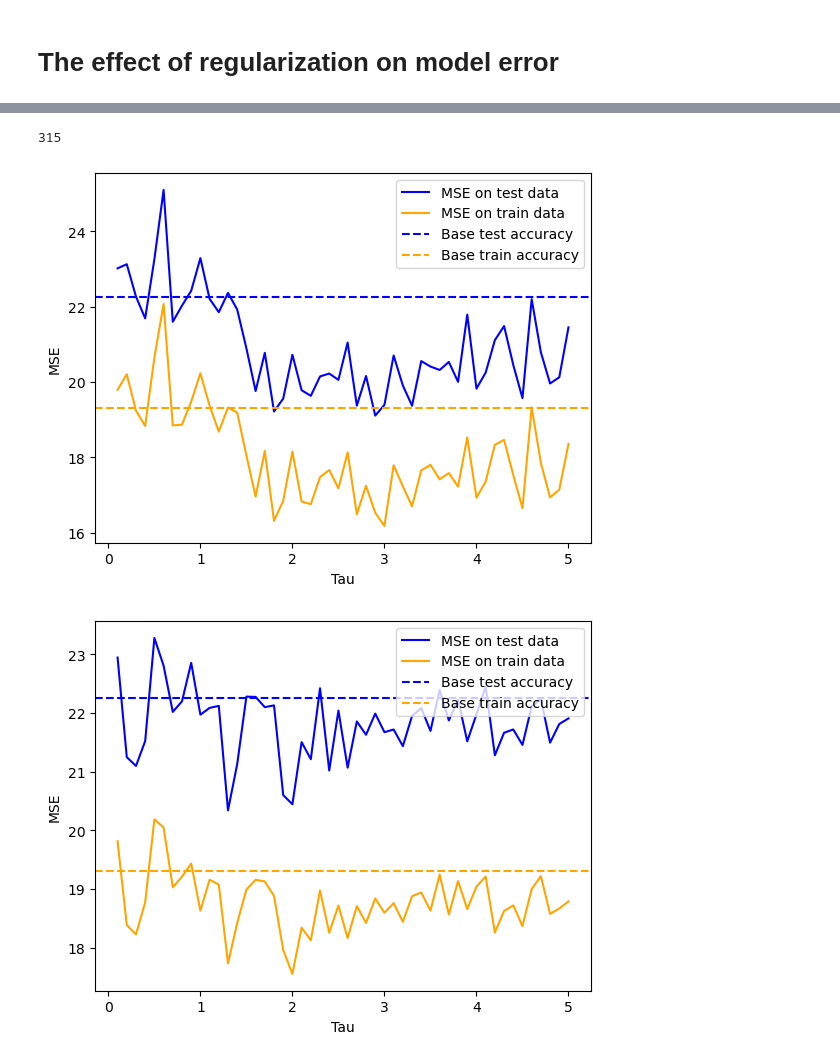
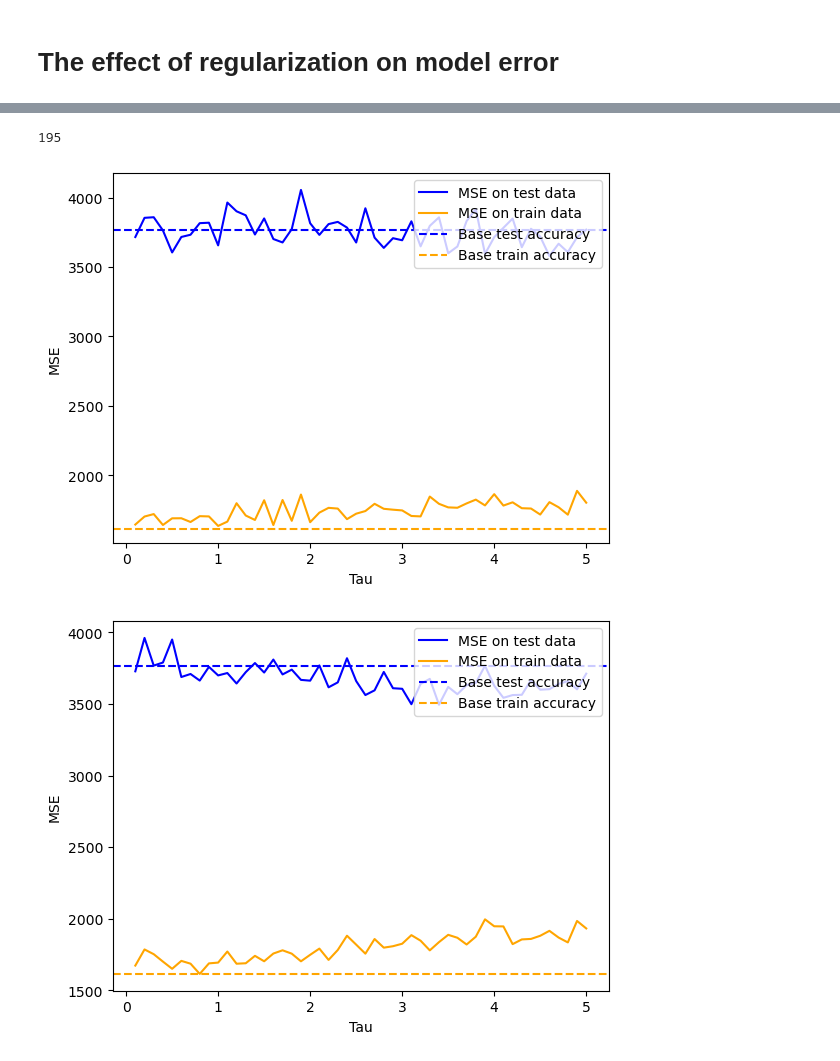
Before and after one commit to vinogradowvw/regularization-pnn-grnn, a Jupyter notebook: Evaluation.ipynb, the cells around one changed output, grey strips where cells are left out. Cells and saved outputs as stored; diff of their text form; code cells hidden in the pictures.

```diff
--- a/Evaluation.ipynb
+++ b/Evaluation.ipynb
@@ -566,11 +454,10 @@ plt.show()
 # %%
-# Stock portfolio performance
-stock_portfolio_performance = fetch_ucirepo(id=390)
+data = load_diabetes()
 
-X = stock_portfolio_performance.data.features.iloc[:, :-6].values
-y = stock_portfolio_performance.data.targets['Excess Return'].apply(lambda x: float(x[:-1])).to_numpy()
+X = data['data']
+y = data['target']
 
-print(len(X))
+print(len(X_train))
 # %% [output]
-315
+195
 # %%
@@ -619,56 +499,46 @@ for tau in tau_range:
         })
 # %%
-scores_base_train = []
-scores_base_test = []
+model = GRNN(sigma=sigma, kernel='gaussian')
 
-for i, (train_index, test_index) in enumerate(kf.split(X, y)):
-    X_train, y_train = X[train_index], y[train_index]
-    X_test, y_test = X[test_index], y[test_index]
+model.fit(X_train_scaled, y_train)
 
-    scaler_X = StandardScaler()
-    X_train_scaled = scaler_X.fit_transform(X_train)
-    X_test_scaled = scaler_X.transform(X_test)
+model.fit(X_train_scaled, y_train_scaled)
 
-    scaler_y = StandardScaler()
-    y_train_scaled = scaler_y.fit_transform(y_train.reshape(-1, 1)).ravel()
+kf = KFold(n_splits=4)
 
-    model = GRNN(sigma=sigma, kernel='gaussian')
+preds_test_scaled = [model.predict([x_test]) for x_test in X_test_scaled]
+preds_test = scaler_y.inverse_transform(np.array(preds_test_scaled).reshape(-1, 1)).ravel()
+preds_train_scaled = [model.predict([x_train]) for x_train in X_train_scaled]
+preds_train = scaler_y.inverse_transform(np.array(preds_train_scaled).reshape(-1, 1)).ravel()
 
-    model.fit(X_train_scaled, y_train)
-
-    preds_test_scaled = [model.predict([x_test]) for x_test in X_test_scaled]
-    preds_test = scaler_y.inverse_transform(np.array(preds_test_scaled).reshape(-1, 1)).ravel()
-    preds_train_scaled = [model.predict([x_train]) for x_train in X_train_scaled]
-    preds_train = scaler_y.inverse_transform(np.array(preds_train_scaled).reshape(-1, 1)).ravel()
-
-    scores_base_test.append(mean_squared_error(y_true=y_test, y_pred=preds_test))
-    scores_base_train.append(mean_squared_error(y_true=y_train, y_pred=preds_train))
+mse_base_test = mean_squared_error(y_true=y_test, y_pred=preds_test)
+mse_base_train = mean_squared_error(y_true=y_train, y_pred=preds_train)
 # %%
 errors_df = pd.DataFrame(errors)
 l1_errors = errors_df[errors_df['Regularization'] == 'l1']
 l2_errors = errors_df[errors_df['Regularization'] == 'l2']
 
 plt.plot(l1_errors['Tau'], l1_errors['MSE Test'], label='MSE on test data', color='blue')
 plt.plot(l1_errors['Tau'], l1_errors['MSE Train'], label='MSE on train data', color='orange')
 
-plt.axhline(np.mean(scores_base_test), linestyle='--', color='blue', label='Base test accuracy')
-plt.axhline(np.mean(scores_base_train), linestyle='--', color='orange', label='Base train accuracy')
+plt.axhline(mse_base_test, linestyle='--', color='blue', label='Base test accuracy')
+plt.axhline(mse_base_train, linestyle='--', color='orange', label='Base train accuracy')
 
 plt.legend()
 plt.xlabel('Tau')
 plt.ylabel('MSE')
 
 plt.legend(loc='upper right')
 plt.savefig('./visualization/l1grnntesttrain.png')
 plt.show()
 # %% [output]
-[figure, old version]
+[figure, new version]
 # %%
 plt.plot(l2_errors['Tau'], l2_errors['MSE Test'], label='MSE on test data', color='blue')
 plt.plot(l2_errors['Tau'], l2_errors['MSE Train'], label='MSE on train data', color='orange')
 
-plt.axhline(np.mean(scores_base_test), linestyle='--', color='blue', label='Base test accuracy')
-plt.axhline(np.mean(scores_base_train), linestyle='--', color='orange', label='Base train accuracy')
+plt.axhline(mse_base_test, linestyle='--', color='blue', label='Base test accuracy')
+plt.axhline(mse_base_train, linestyle='--', color='orange', label='Base train accuracy')
 
 plt.legend()
 plt.xlabel('Tau')
@@ -678,4 +548,4 @@ plt.legend(loc='upper right')
 plt.savefig('./visualization/l2grnntesttrain.png')
 plt.show()
 # %% [output]
-[figure, old version]
+[figure, new version]
```
Also changed, not shown: parts of 23 cells of this notebook, 21 other files.
